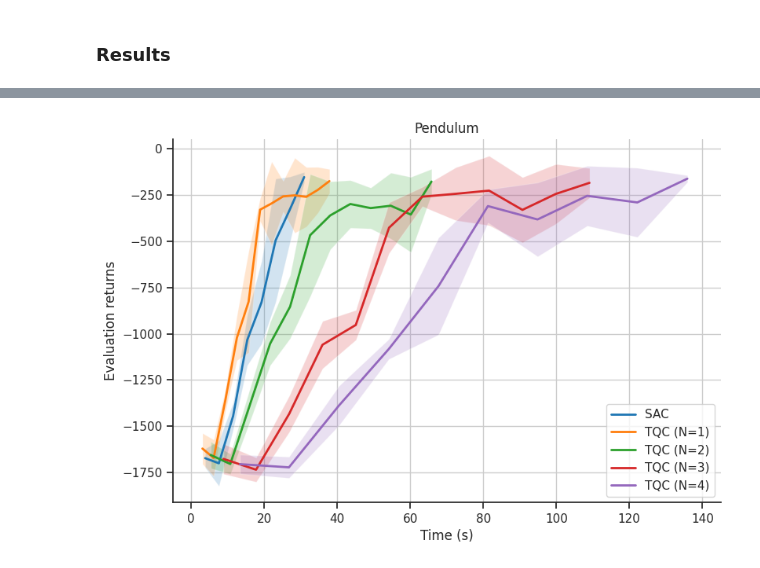
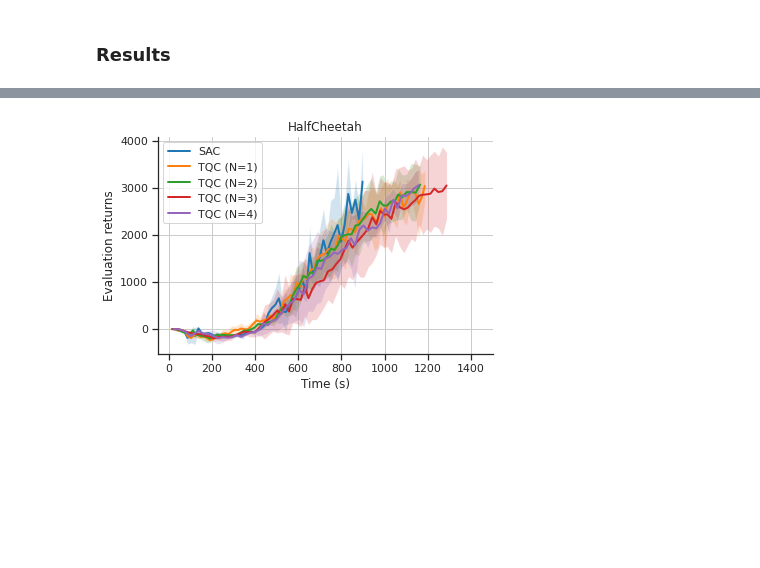
Before and after one commit to julesdubr/iar_tqc, a Jupyter notebook: plot.ipynb, the cells around one changed output, grey strips where cells are left out. Cells and saved outputs as stored; diff of their text form; code cells hidden in the pictures; blank space fills up the shorter version.

```diff
--- a/plot.ipynb
+++ b/plot.ipynb
@@ -560,12 +607,12 @@ with open(resdir, "wb") as f:
     pk.dump(datas, f, protocol=pk.HIGHEST_PROTOCOL)
 # %%
 # filename = f"{env}_curves_{date}"
-env = "pendulum"
-env_name = "Pendulum-v3"
+env_name = "HalfCheetah-v3"
+env = env_name[:-3].lower()
 filename = f"{env}_curves"
 
 with open(f"data/{filename}.pkl", "rb") as f:
     datas = pk.load(f)
 
-reward_threshold = -200
+reward_threshold = 3000
 # %%
@@ -596,25 +643,25 @@ plt.show()
 # %%
-fig, ax = plt.subplots(figsize=(9,6))
+fig, ax = plt.subplots(figsize=(6, 4))
 
 mean, std, times = cut_arrays(datas["sac"], threshold=reward_threshold)
 ax.plot(times, mean, label="SAC", linewidth=2)
-ax.fill_between(times, mean-std, mean+std, alpha=0.2)
+ax.fill_between(times, mean - std, mean + std, alpha=0.2)
 
 for n_critics in [1, 2, 3, 4]:
-    mean, std, times = cut_arrays(datas["tqc"]["n_critics"][n_critics], threshold=reward_threshold)
+    mean, std, times = cut_arrays(
+        datas["tqc"]["n_critics"][n_critics], threshold=reward_threshold
+    )
     ax.plot(times, mean, label=f"TQC (N={n_critics})", linewidth=2)
-    ax.fill_between(times, mean-std, mean+std, alpha=0.2)
+    ax.fill_between(times, mean - std, mean + std, alpha=0.2)
 
-ax.legend(loc="lower right")
+ax.legend(loc="upper left")
 ax.set_xlabel("Time (s)")
 ax.set_ylabel("Evaluation returns")
-ax.set_xlim([-5, 145])
+ax.set_xlim([-50, 1500])
 ax.set_title(env_name[:-3])
 
-fig.savefig(
-    f"plots/{env}_sac_tqc_critics.png", facecolor="white", transparent=False
-)
+fig.savefig(f"plots/{env}_sac_tqc_critics.png", dpi=200, bbox_inches="tight")
 
 plt.show()
 # %% [output]
-[figure, old version]
+[figure, new version]
```
Also changed, not shown: parts of 8 cells of this notebook, 13 other files.
